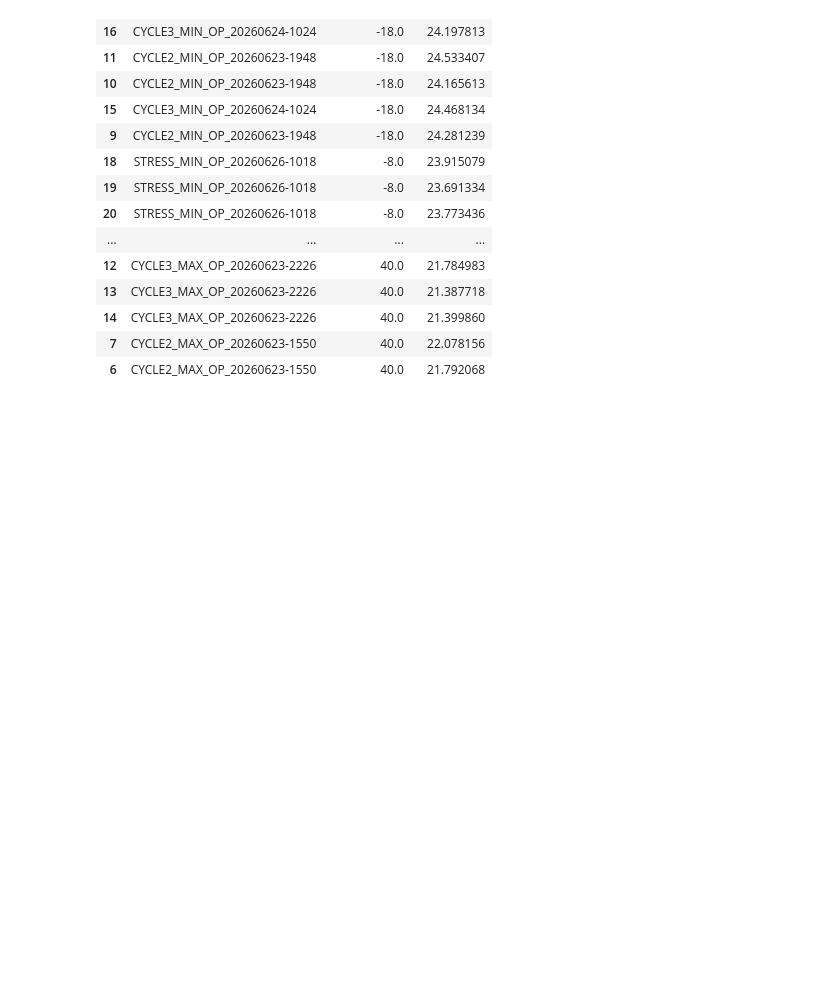
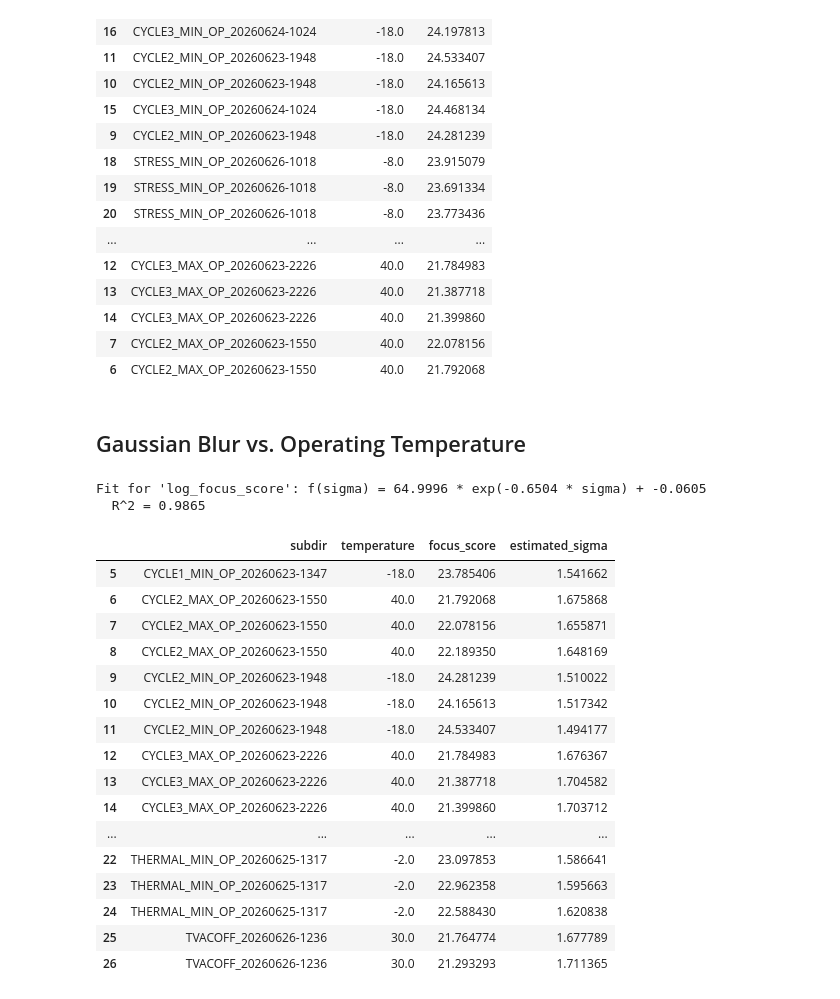
Before and after one commit to sharonoic/aleasat-payload-analysis, a Jupyter notebook: notebooks/ETC_func_test_analysis.ipynb, the cells around one changed output. Cells and saved outputs as stored; diff of their text form; code cells hidden in the pictures; blank space fills up the shorter version.

```diff
--- a/notebooks/ETC_func_test_analysis.ipynb
+++ b/notebooks/ETC_func_test_analysis.ipynb
@@ -211,3 +215,38 @@ focus_df_with_temp[['subdir', 'temperature', 'focus_score']].sort_values('temper
 | 14 | CYCLE3_MAX_OP_20260623-2226 | 40.0 | 21.399860 |
 | 7 | CYCLE2_MAX_OP_20260623-1550 | 40.0 | 22.078156 |
 | 6 | CYCLE2_MAX_OP_20260623-1550 | 40.0 | 21.792068 |
+# %% [markdown]
+## Gaussian Blur vs. Operating Temperature
+# %%
+import pandas as pd
+
+calibration_df = pd.read_csv(RESULTS_DIR / 'blur_validation_results.csv')
+
+sigma_est, fit = focus_score_to_blur_sigma(
+    calibration_df,
+    focus_df_with_temp['focus_score'].values,
+    column='log_focus_score',
+)
+
+focus_df_with_temp['estimated_sigma'] = sigma_est
+focus_df_with_temp[['subdir', 'temperature', 'focus_score', 'estimated_sigma']]
+# %% [output]
+Fit for 'log_focus_score': f(sigma) = 64.9996 * exp(-0.6504 * sigma) + -0.0605
+  R^2 = 0.9865
+|  | subdir | temperature | focus_score | estimated_sigma |
+| 5 | CYCLE1_MIN_OP_20260623-1347 | -18.0 | 23.785406 | 1.541662 |
+| 6 | CYCLE2_MAX_OP_20260623-1550 | 40.0 | 21.792068 | 1.675868 |
+| 7 | CYCLE2_MAX_OP_20260623-1550 | 40.0 | 22.078156 | 1.655871 |
+| 8 | CYCLE2_MAX_OP_20260623-1550 | 40.0 | 22.189350 | 1.648169 |
+| 9 | CYCLE2_MIN_OP_20260623-1948 | -18.0 | 24.281239 | 1.510022 |
+| 10 | CYCLE2_MIN_OP_20260623-1948 | -18.0 | 24.165613 | 1.517342 |
+| 11 | CYCLE2_MIN_OP_20260623-1948 | -18.0 | 24.533407 | 1.494177 |
+| 12 | CYCLE3_MAX_OP_20260623-2226 | 40.0 | 21.784983 | 1.676367 |
+| 13 | CYCLE3_MAX_OP_20260623-2226 | 40.0 | 21.387718 | 1.704582 |
+| 14 | CYCLE3_MAX_OP_20260623-2226 | 40.0 | 21.399860 | 1.703712 |
+| ... | ... | ... | ... | ... |
+| 22 | THERMAL_MIN_OP_20260625-1317 | -2.0 | 23.097853 | 1.586641 |
+| 23 | THERMAL_MIN_OP_20260625-1317 | -2.0 | 22.962358 | 1.595663 |
+| 24 | THERMAL_MIN_OP_20260625-1317 | -2.0 | 22.588430 | 1.620838 |
+| 25 | TVACOFF_20260626-1236 | 30.0 | 21.764774 | 1.677789 |
+| 26 | TVACOFF_20260626-1236 | 30.0 | 21.293293 | 1.711365 |
```
Also changed, not shown: parts of 5 cells of this notebook, 2 other files.
